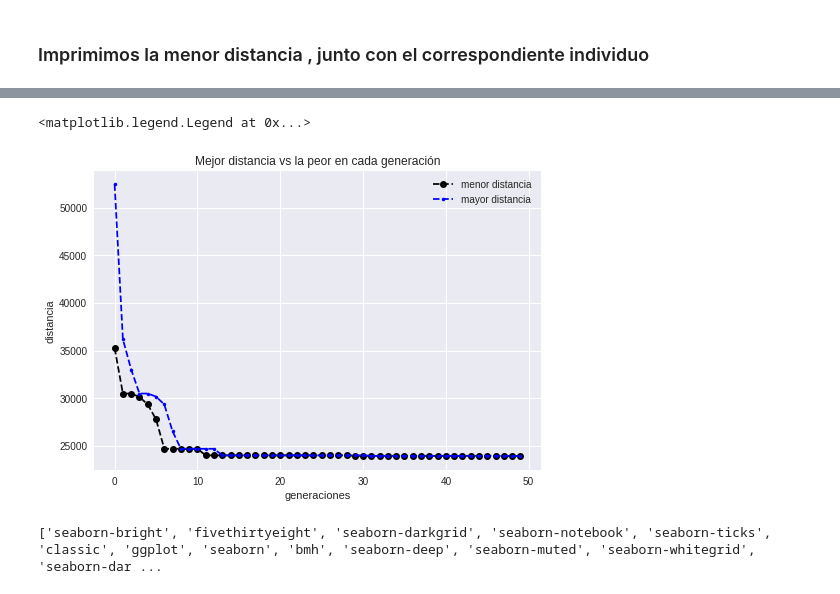
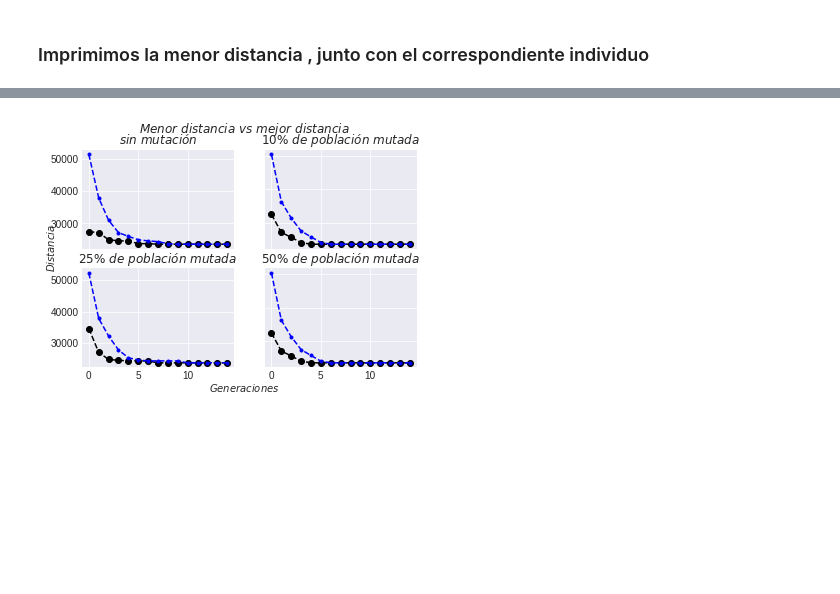
Before and after one commit to ramonjgt/viajero_frecuente, a Jupyter notebook: Viajero.ipynb, the cells around one changed output, grey strips where cells are left out. Saved outputs shown, nothing was run; the diff lists cells and outputs as text; code cells hidden in the pictures; blank space fills up the shorter version.

```diff
--- a/Viajero.ipynb
+++ b/Viajero.ipynb
@@ -189,9 +239,11 @@ def mutacion(viajes_ordenados, individuos, cant_padres):
 # %%
 dist = np.genfromtxt('distancias.csv', delimiter=' , ')
 columnas = 18
-individuos = 100
+individuos = 500
+generaciones = 15
+cant_padres = individuos//2
+porcentaje_de_mutacion = .1
 k = 0
-generaciones = 50
 
 # población inicial:
 viajes = posibles_viajes(individuos, columnas)
@@ -200,11 +252,11 @@ dist_ordenadas, viajes_ordenados = ordenamiento(dist_del_viaje, viajes)
 
 # desendencia:
 sig_generacion = np.zeros_like(viajes)
-mas_aptos = np.zeros((generaciones,1))
-menos_aptos = np.zeros((generaciones,1))
+mas_aptos_1 = np.zeros((generaciones,1))
+menos_aptos_1 = np.zeros((generaciones,1))
 
 # defino el numero individuos que tomo para que tengan hijos
-cant_padres = individuos//2
+
 
 while (k < generaciones):
     for l in range(0, individuos, 2):
@@ -220,11 +272,11 @@ while (k < generaciones):
     dist_ordenadas, viajes_ordenados = ordenamiento(dist_del_viaje, desendencia)
 
     # guardamos al mejor y al peor de cada generacion
-    mas_aptos[k] = dist_ordenadas[0]
-    menos_aptos[k] = dist_ordenadas[individuos//4*3]
+    mas_aptos_1[k] = dist_ordenadas[0]
+    menos_aptos_1[k] = dist_ordenadas[individuos//4*3]
 
     # mutamos la actual población:
-    viajes_ordenados = mutacion(viajes_ordenados, individuos, cant_padres)
+    viajes_ordenados = mutacion(viajes_ordenados, individuos, cant_padres, porcentaje_de_mutacion)
     #volvemos a ordenarlos después de la solucion:
 #    dist_del_viaje = distancias(viajes_ordenados, dist, individuos, columnas)
 #    dist_ordenadas, viajes_ordenados = ordenamiento(dist_del_viaje, viajes_ordenados)
@@ -241,15 +389,32 @@ dist_ordenadas[0], viajes_ordenados[0]
-# %%
-plt.style.use('seaborn-darkgrid')
-plt.title("Mejor distancia vs la peor en cada generación")
-plt.xlabel("generaciones")
-plt.ylabel("distancia")
-plt.plot(mas_aptos, marker = "o", linestyle = "--", color = "k", label = "menor distancia")
-plt.plot(menos_aptos, marker = ".", linestyle = "--", color = "b", label = "mayor distancia")
-plt.legend()
-# %% [output]
-<matplotlib.legend.Legend at 0x...>
-[figure, removed]
-# %%
-print(plt.style.available)
-# %% [output]
-['seaborn-bright', 'fivethirtyeight', 'seaborn-darkgrid', 'seaborn-notebook', 'seaborn-ticks', 'classic', 'ggplot', 'seaborn', 'bmh', 'seaborn-deep', 'seaborn-muted', 'seaborn-whitegrid', 'seaborn-dar ...
+# %%
+f, graf = plt.subplots(2,2)
+plt.style.use('seaborn-darkgrid')
+f.suptitle("$Menor\ distancia\ vs\ mejor\ distancia$")
+f.text(0.5, 0.04, '$Generaciones$', ha='center')
+f.text(0.04, 0.54, '$Distancia$', va='center', rotation='vertical')
+
+#gráfica sin mutación:
+graf[0,0].plot(mas_aptos, marker = "o", linestyle = "--", color = "k", label = "menor distancia")
+graf[0,0].plot(menos_aptos, marker = ".", linestyle = "--", color = "b", label = "mayor distancia")
+graf[0,0].set_title("$sin\ mutación$")
+
+# gráfica con 10% de mutación:
+graf[0,1].plot(mas_aptos_1, marker = "o", linestyle = "--", color = "k", label = "menor distancia")
+graf[0,1].plot(menos_aptos_1, marker = ".", linestyle = "--", color = "b", label = "mayor distancia")
+graf[0,1].set_title("$10\% \ de\ población\ mutada$")
+
+# gráfica con 25% de mutación:
+graf[1,0].plot(mas_aptos_2, marker = "o", linestyle = "--", color = "k", label = "menor distancia")
+graf[1,0].plot(menos_aptos_2, marker = ".", linestyle = "--", color = "b", label = "mayor distancia")
+graf[1,0].set_title("$25\% \ de\ población\ mutada$")
+
+# gráfica con 50% de mutación:
+graf[1,1].plot(mas_aptos_1, marker = "o", linestyle = "--", color = "k", label = "menor distancia")
+graf[1,1].plot(menos_aptos_1, marker = ".", linestyle = "--", color = "b", label = "mayor distancia")
+graf[1,1].set_title("$50\% \ de\ población\ mutada$")
+
+plt.setp([a.get_xticklabels() for a in graf[0, :]], visible=False)
+plt.setp([a.get_yticklabels() for a in graf[:, 1]], visible=False)
+plt.show()
+# %% [output]
+[figure, added]
```
Also changed, not shown: parts of 11 cells of this notebook.
